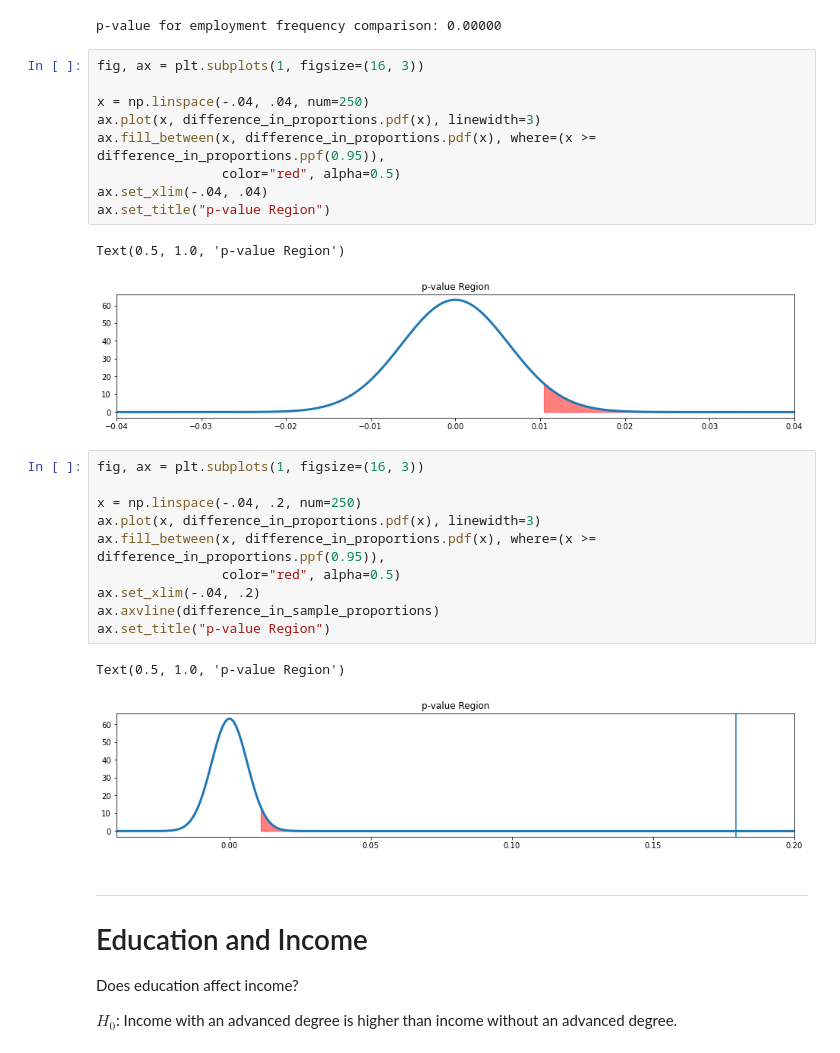
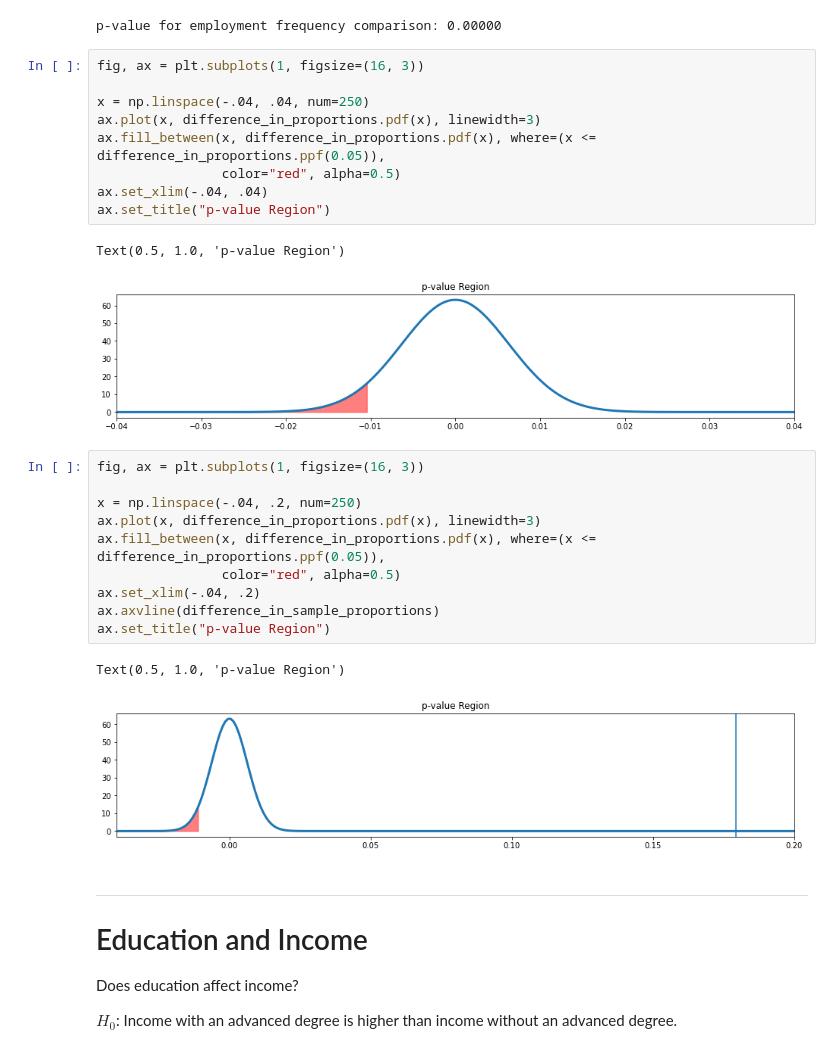
Before and after one commit to arcweld/DSI_Capstone_1, a Jupyter notebook: 3_wed_Cap1.ipynb, the cells around one changed output. Saved outputs shown, nothing was run; the diff lists cells and outputs as text.

```diff
--- a/3_wed_Cap1.ipynb
+++ b/3_wed_Cap1.ipynb
@@ -183,28 +211,28 @@ p-value for employment frequency comparison: 0.00000
 # %%
 fig, ax = plt.subplots(1, figsize=(16, 3))
 
 x = np.linspace(-.04, .04, num=250)
 ax.plot(x, difference_in_proportions.pdf(x), linewidth=3)
-ax.fill_between(x, difference_in_proportions.pdf(x), where=(x >= difference_in_proportions.ppf(0.95)),
+ax.fill_between(x, difference_in_proportions.pdf(x), where=(x <= difference_in_proportions.ppf(0.05)),
                 color="red", alpha=0.5)
 ax.set_xlim(-.04, .04)
 ax.set_title("p-value Region")
 # %% [output]
 Text(0.5, 1.0, 'p-value Region')
-[figure, old version]
+[figure, new version]
 # %%
 fig, ax = plt.subplots(1, figsize=(16, 3))
 
 x = np.linspace(-.04, .2, num=250)
 ax.plot(x, difference_in_proportions.pdf(x), linewidth=3)
-ax.fill_between(x, difference_in_proportions.pdf(x), where=(x >= difference_in_proportions.ppf(0.95)),
+ax.fill_between(x, difference_in_proportions.pdf(x), where=(x <= difference_in_proportions.ppf(0.05)),
                 color="red", alpha=0.5)
 ax.set_xlim(-.04, .2)
 ax.axvline(difference_in_sample_proportions)
 ax.set_title("p-value Region")
 # %% [output]
 Text(0.5, 1.0, 'p-value Region')
-[figure, old version]
+[figure, new version]
 # %% [markdown]
 ---
 
```
Also changed, not shown: parts of 16 cells of this notebook, 6 other files.
